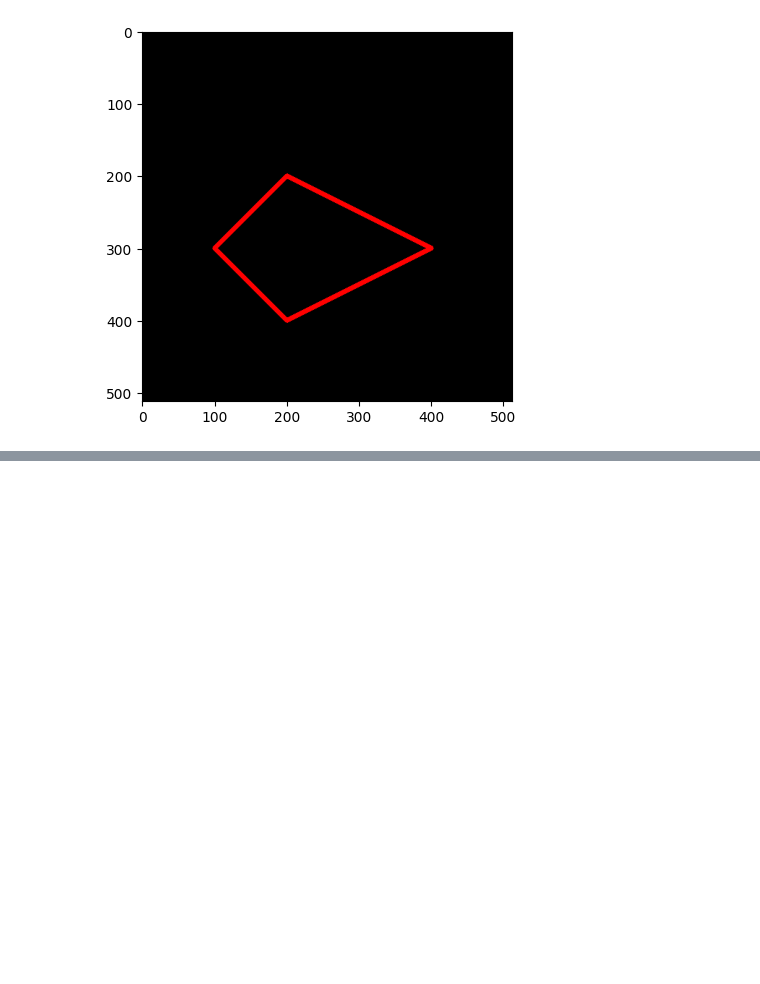
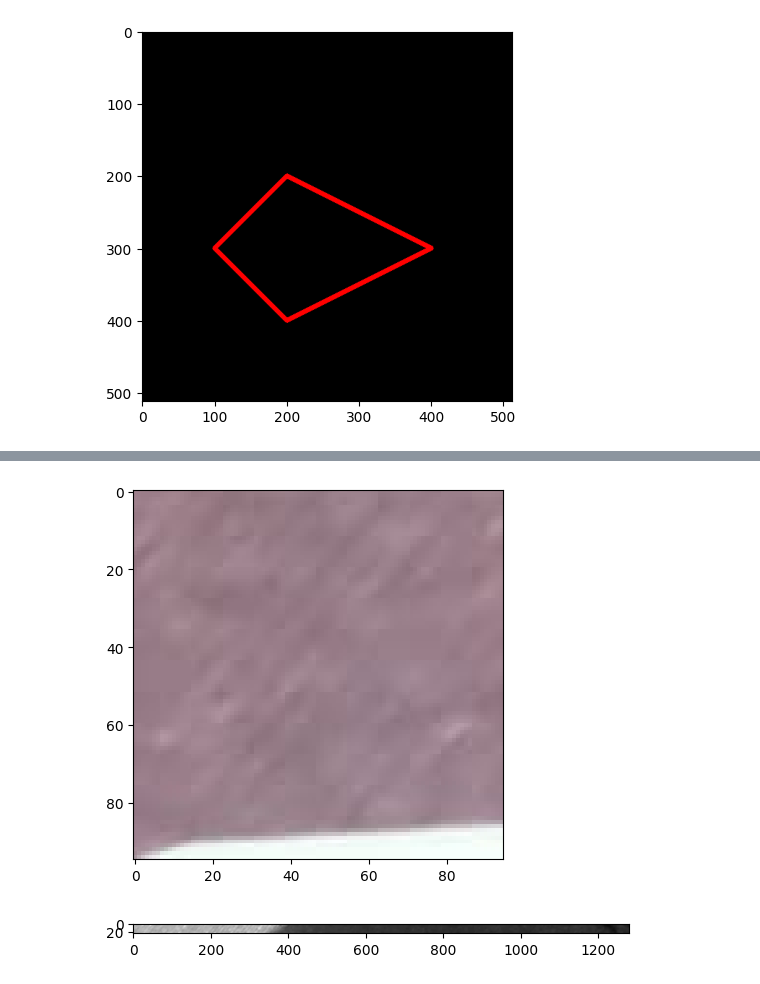
Before and after one commit to eiyu18/pcvk, a Jupyter notebook: pcvk1(2).ipynb, the cells around one changed output, grey strips where cells are left out. Drawn from its saved outputs; the diff is of its cells as text; code cells hidden in the pictures; blank space fills up the shorter version.

```diff
--- a/pcvk1(2).ipynb
+++ b/pcvk1(2).ipynb
@@ -176,0 +206,14 @@ plt.imshow(black_img)
+# %%
+img = cv2.imread("/content/drive/MyDrive/pcvk/Gambar/KTM_Eiyu.jpeg")
+img_crop1 = img_rgb[20:115, 25:120]
+plt.imshow(img_crop1)
+plt.show()
+# %% [output]
+[figure, added]
+# %%
+img_gray = cv2.imread("/content/drive/MyDrive/pcvk/Gambar/KTM_Eiyu.jpeg", cv2.IMREAD_GRAYSCALE)
+img_crop2 = img_rgb[5:30, :, 0]
+plt.imshow(img_crop2, cmap='gray')
+plt.show()
+# %% [output]
+[figure, added]
```
Also changed, not shown: parts of 6 cells of this notebook.
